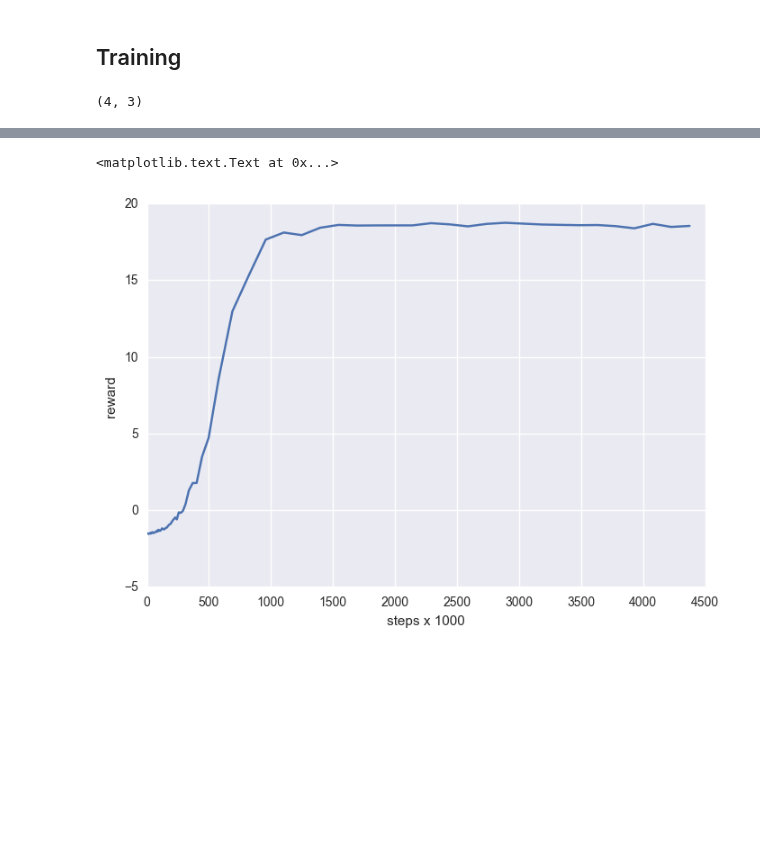
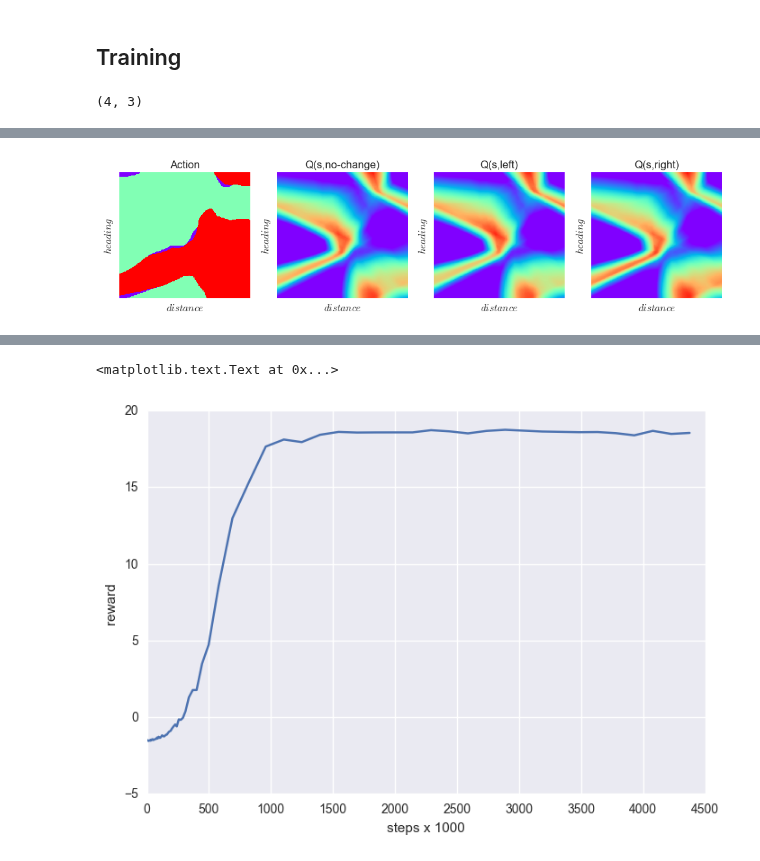
Before and after one commit to jcsharp/DriveIt, a Jupyter notebook: Model-Train.ipynb, the cells around one changed output, grey strips where cells are left out. Cells and saved outputs as stored; diff of their text form; code cells hidden in the pictures; blank space fills up the shorter version.

```diff
--- a/Model-Train.ipynb
+++ b/Model-Train.ipynb
@@ -399,0 +412,4 @@ plt.xlabel('steps x 1000');plt.ylabel('reward')
+# %%
+slice_heatmaps(steer=0.0, b_rl=0.0)
+# %% [output]
+[figure, added]
```
Also changed, not shown: parts of 8 cells of this notebook, 3 other files.
